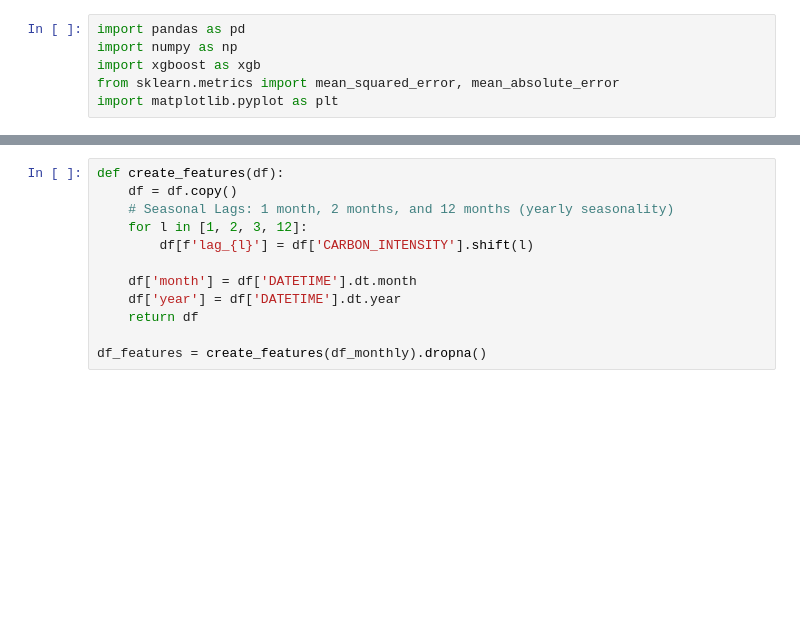
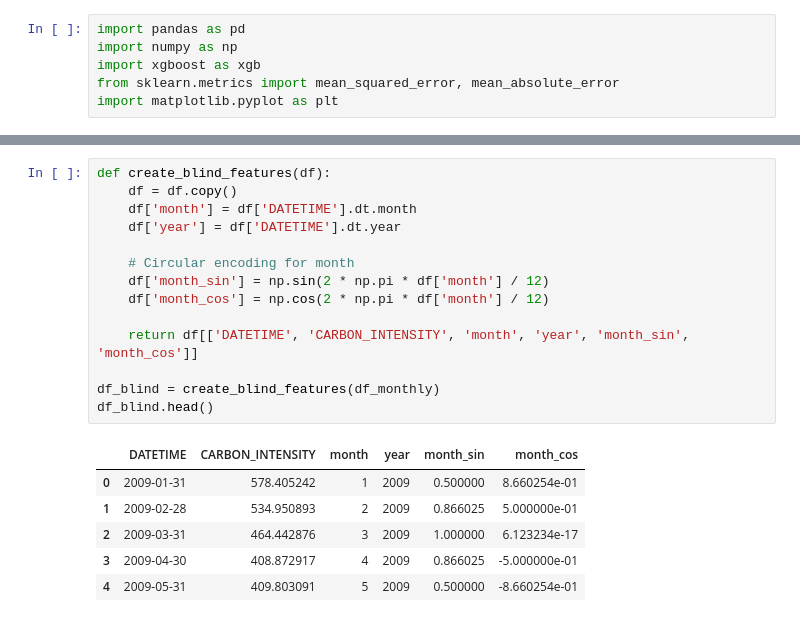
Before and after one commit to CalvoSeko/sustainable-computing-coursework-tianwei, a Jupyter notebook: code/XGBoost_forecasting.ipynb, the cells around one changed output, grey strips where cells are left out. Cells and saved outputs as stored; diff of their text form; blank space fills up the shorter version.

```diff
--- a/code/XGBoost_forecasting.ipynb
+++ b/code/XGBoost_forecasting.ipynb
@@ -13,13 +21,22 @@ df_monthly = df.set_index('DATETIME')['CARBON_INTENSITY'].resample('ME').mean().
 # %%
-def create_features(df):
+def create_blind_features(df):
     df = df.copy()
-    # Seasonal Lags: 1 month, 2 months, and 12 months (yearly seasonality)
-    for l in [1, 2, 3, 12]:
-        df[f'lag_{l}'] = df['CARBON_INTENSITY'].shift(l)
-
     df['month'] = df['DATETIME'].dt.month
     df['year'] = df['DATETIME'].dt.year
-    return df
 
-df_features = create_features(df_monthly).dropna()
+    # Circular encoding for month
+    df['month_sin'] = np.sin(2 * np.pi * df['month'] / 12)
+    df['month_cos'] = np.cos(2 * np.pi * df['month'] / 12)
+
+    return df[['DATETIME', 'CARBON_INTENSITY', 'month', 'year', 'month_sin', 'month_cos']]
+
+df_blind = create_blind_features(df_monthly)
+df_blind.head()
+# %% [output]
+|  | DATETIME | CARBON_INTENSITY | month | year | month_sin | month_cos |
+| 0 | 2009-01-31 | 578.405242 | 1 | 2009 | 0.500000 | 8.660254e-01 |
+| 1 | 2009-02-28 | 534.950893 | 2 | 2009 | 0.866025 | 5.000000e-01 |
+| 2 | 2009-03-31 | 464.442876 | 3 | 2009 | 1.000000 | 6.123234e-17 |
+| 3 | 2009-04-30 | 408.872917 | 4 | 2009 | 0.866025 | -5.000000e-01 |
+| 4 | 2009-05-31 | 409.803091 | 5 | 2009 | 0.500000 | -8.660254e-01 |
 # %%
```
Also changed, not shown: parts of 5 cells of this notebook.
